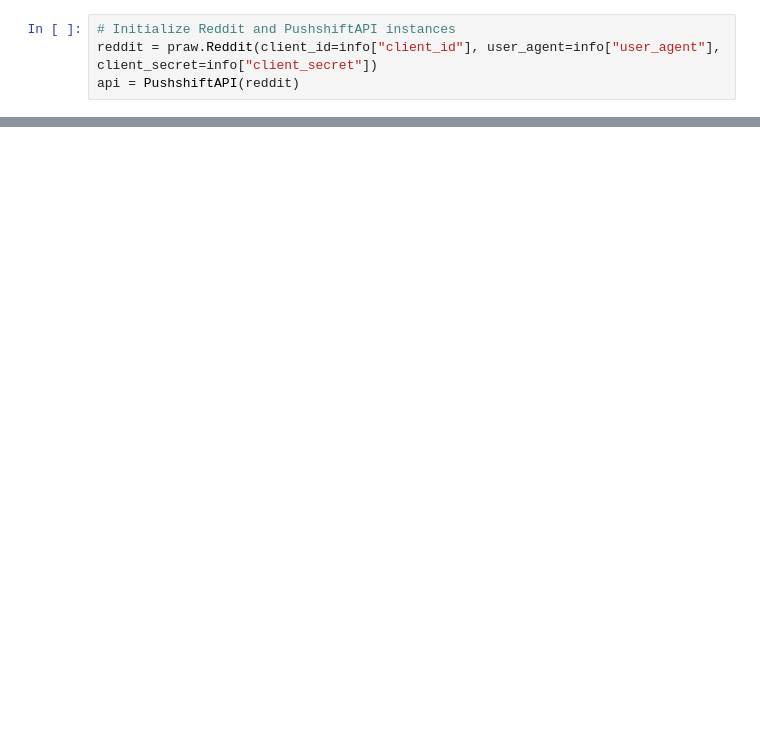
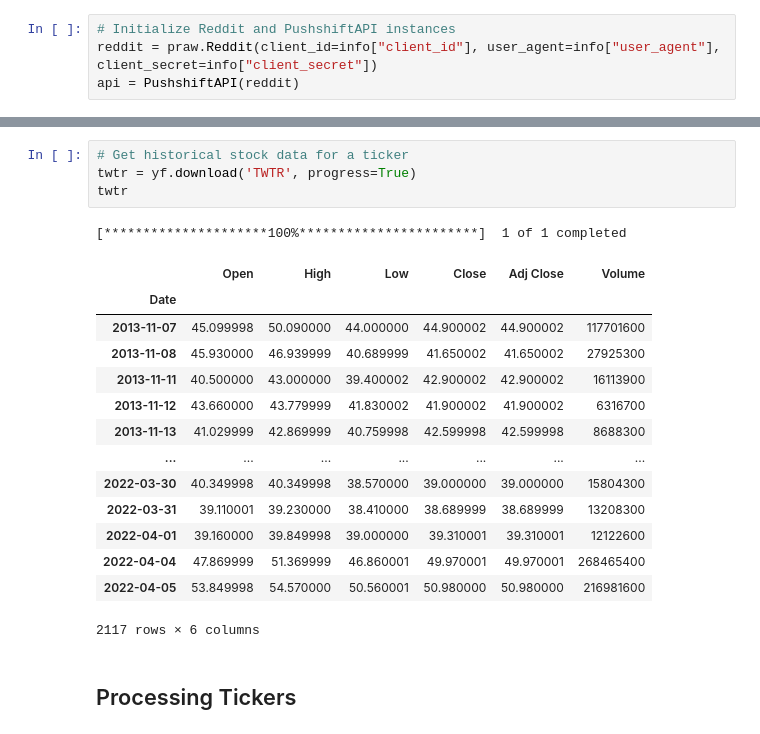
Before and after one commit to zlee1/RedditSentimentAnalysis, a Jupyter notebook: reddit_semtiment_analysis.ipynb, the cells around one changed output, grey strips where cells are left out. Cells and saved outputs as stored; diff of their text form; blank space fills up the shorter version.

```diff
--- a/reddit_semtiment_analysis.ipynb
+++ b/reddit_semtiment_analysis.ipynb
@@ -58,0 +46,22 @@ df
+# %%
+# Get historical stock data for a ticker
+twtr = yf.download('TWTR', progress=True)
+twtr
+# %% [output]
+[*********************100%***********************]  1 of 1 completed
+|  | Open | High | Low | Close | Adj Close | Volume |
+| Date |  |  |  |  |  |  |
+| 2013-11-07 | 45.099998 | 50.090000 | 44.000000 | 44.900002 | 44.900002 | 117701600 |
+| 2013-11-08 | 45.930000 | 46.939999 | 40.689999 | 41.650002 | 41.650002 | 27925300 |
+| 2013-11-11 | 40.500000 | 43.000000 | 39.400002 | 42.900002 | 42.900002 | 16113900 |
+| 2013-11-12 | 43.660000 | 43.779999 | 41.830002 | 41.900002 | 41.900002 | 6316700 |
+| 2013-11-13 | 41.029999 | 42.869999 | 40.759998 | 42.599998 | 42.599998 | 8688300 |
+| ... | ... | ... | ... | ... | ... | ... |
+| 2022-03-30 | 40.349998 | 40.349998 | 38.570000 | 39.000000 | 39.000000 | 15804300 |
+| 2022-03-31 | 39.110001 | 39.230000 | 38.410000 | 38.689999 | 38.689999 | 13208300 |
+| 2022-04-01 | 39.160000 | 39.849998 | 39.000000 | 39.310001 | 39.310001 | 12122600 |
+| 2022-04-04 | 47.869999 | 51.369999 | 46.860001 | 49.970001 | 49.970001 | 268465400 |
+| 2022-04-05 | 53.849998 | 54.570000 | 50.560001 | 50.980000 | 50.980000 | 216981600 |
+2117 rows × 6 columns
+# %% [markdown]
+## Processing Tickers
```
Also changed, not shown: parts of 13 cells of this notebook.
